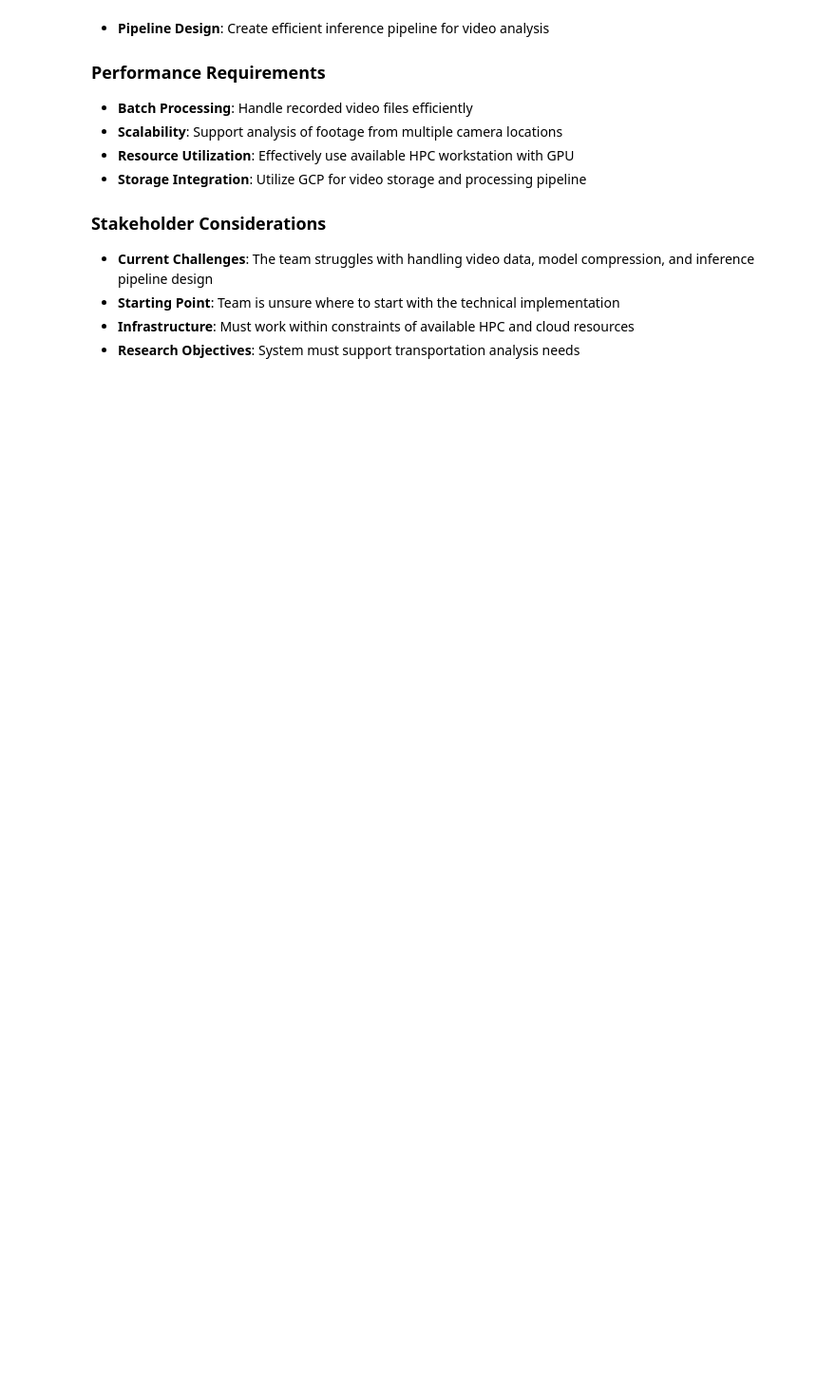
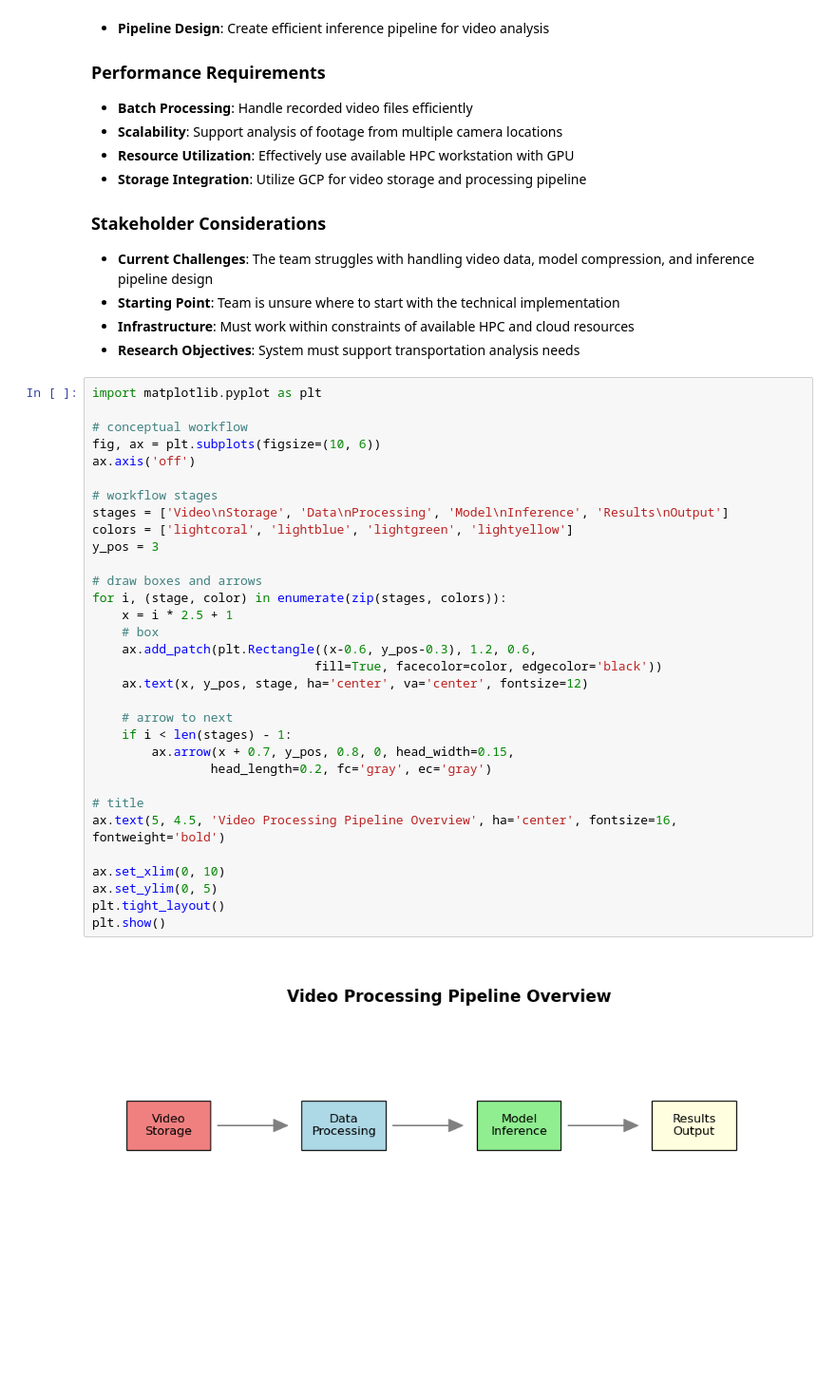
Before and after one commit to iTrauco/data-science-sad, a Jupyter notebook: notebooks/01 - Traffic Vision Multi-Object Tracking - Introduction and System Requirements.ipynb, the cells around one changed output. Shown: that part at 95% size. Cells and saved outputs as stored; diff of their text form; blank space fills up the shorter version.

```diff
--- a/notebooks/01 - Traffic Vision Multi-Object Tracking - Introduction and System Requirements.ipynb
+++ b/notebooks/01 - Traffic Vision Multi-Object Tracking - Introduction and System Requirements.ipynb
@@ -44,3 +44,37 @@ Based on the transportation research team's needs and available resources, the f
 - **Starting Point**: Team is unsure where to start with the technical implementation
 - **Infrastructure**: Must work within constraints of available HPC and cloud resources
 - **Research Objectives**: System must support transportation analysis needs
+# %%
+import matplotlib.pyplot as plt
+
+# conceptual workflow
+fig, ax = plt.subplots(figsize=(10, 6))
+ax.axis('off')
+
+# workflow stages
+stages = ['Video\nStorage', 'Data\nProcessing', 'Model\nInference', 'Results\nOutput']
+colors = ['lightcoral', 'lightblue', 'lightgreen', 'lightyellow']
+y_pos = 3
+
+# draw boxes and arrows
+for i, (stage, color) in enumerate(zip(stages, colors)):
+    x = i * 2.5 + 1
+    # box
+    ax.add_patch(plt.Rectangle((x-0.6, y_pos-0.3), 1.2, 0.6,
+                              fill=True, facecolor=color, edgecolor='black'))
+    ax.text(x, y_pos, stage, ha='center', va='center', fontsize=12)
+
+    # arrow to next
+    if i < len(stages) - 1:
+        ax.arrow(x + 0.7, y_pos, 0.8, 0, head_width=0.15,
+                head_length=0.2, fc='gray', ec='gray')
+
+# title
+ax.text(5, 4.5, 'Video Processing Pipeline Overview', ha='center', fontsize=16, fontweight='bold')
+
+ax.set_xlim(0, 10)
+ax.set_ylim(0, 5)
+plt.tight_layout()
+plt.show()
+# %% [output]
+[figure, added]
```
Also changed, not shown: parts of 2 cells of this notebook.
